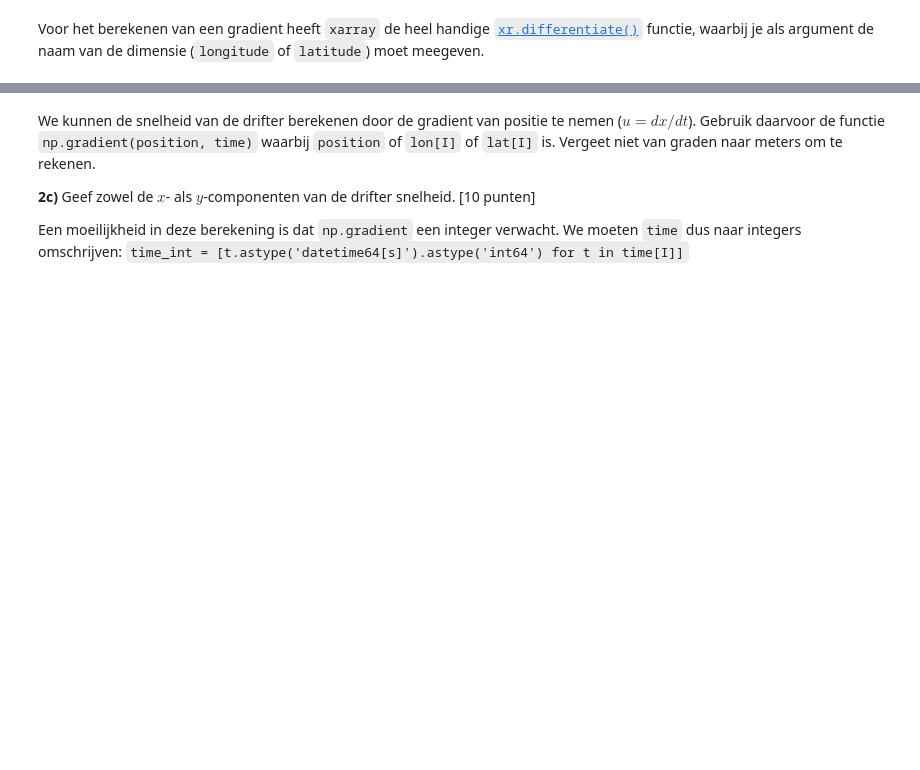
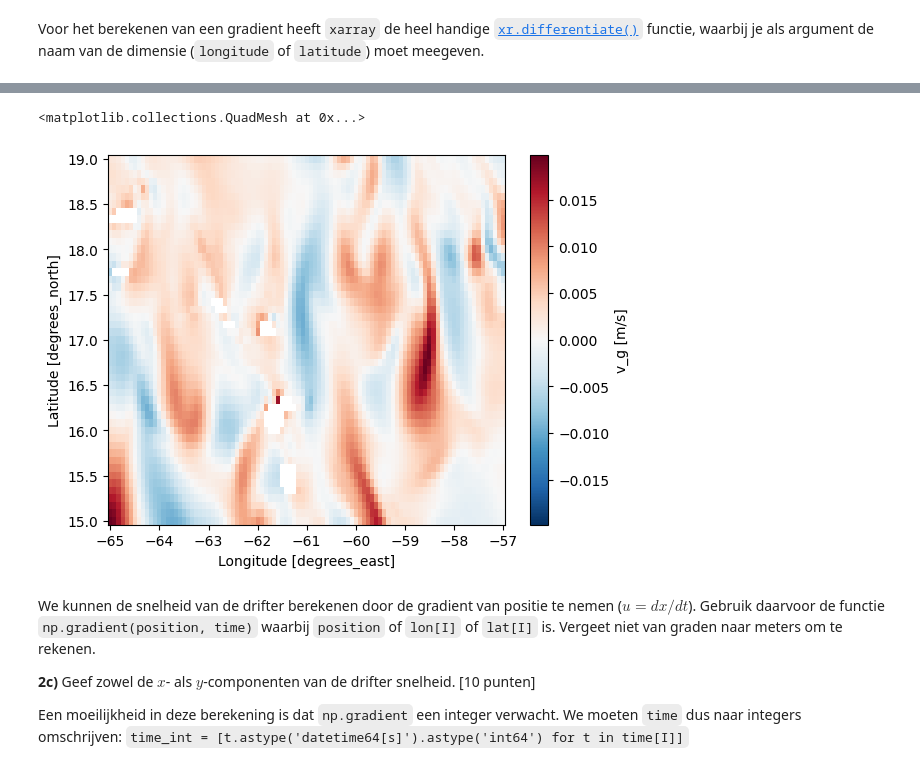
Before and after one commit to ElgMoes/AOD, a Jupyter notebook: Assignment_OceanData.ipynb, the cells around one changed output, grey strips where cells are left out. Cells and saved outputs as stored; diff of their text form; code cells hidden in the pictures; blank space fills up the shorter version.

```diff
--- a/Assignment_OceanData.ipynb
+++ b/Assignment_OceanData.ipynb
@@ -195,6 +207,9 @@ NameError: name 'g' is not defined
 # %%
-vg = g/corio*SSH.differentiate('longitude')/dx
-vg.plot(cbar_kwargs=dict(label='v_g [m/s]'));
+v_geostroof = g/corio*SSH.differentiate('longitude')/dx
+v_geostroof.plot(cbar_kwargs=dict(label='v_g [m/s]'))
+# %% [output]
+<matplotlib.collections.QuadMesh at 0x...>
+[figure, added]
 # %% [markdown]
 We kunnen de snelheid van de drifter berekenen door de gradient van positie te nemen ($u = dx/dt$). Gebruik daarvoor de functie `np.gradient(position, time)` waarbij `position` of `lon[I]` of `lat[I]` is. Vergeet niet van graden naar meters om te rekenen.
 
```
Also changed, not shown: parts of 9 cells of this notebook.
